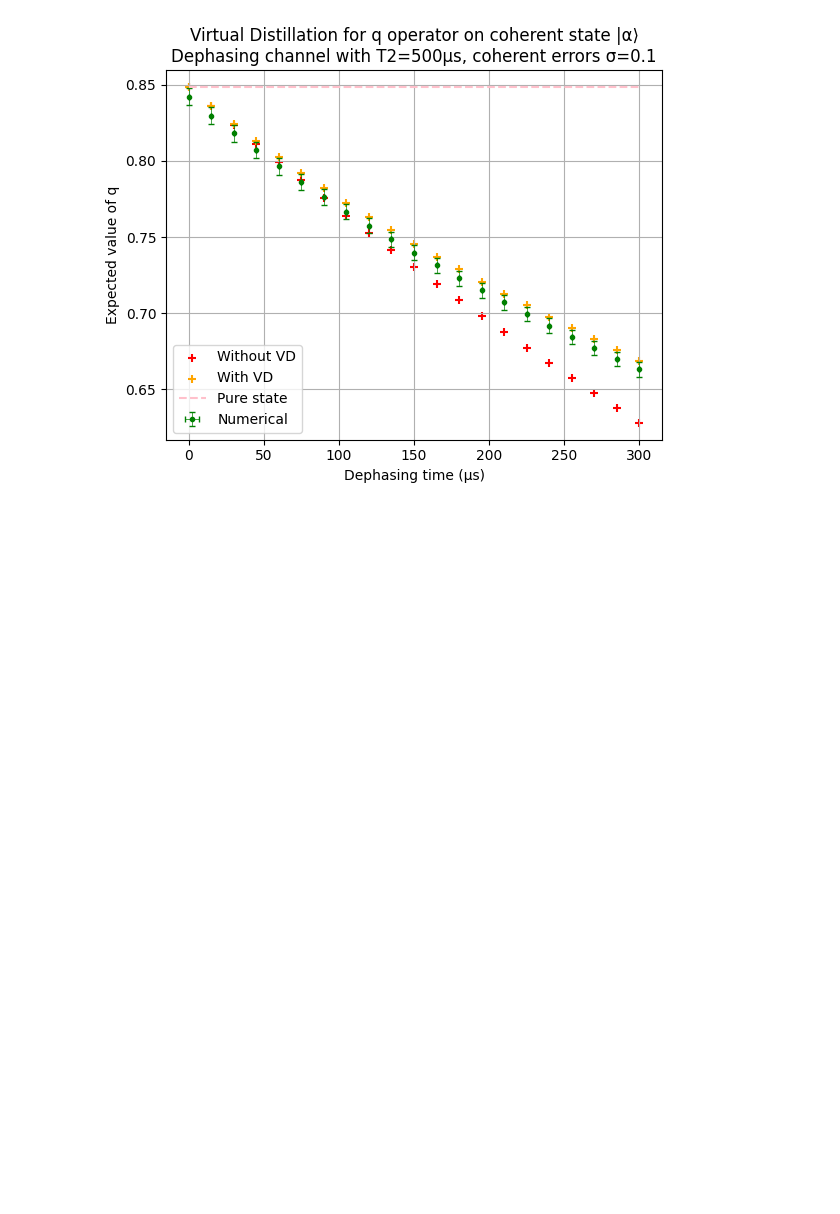
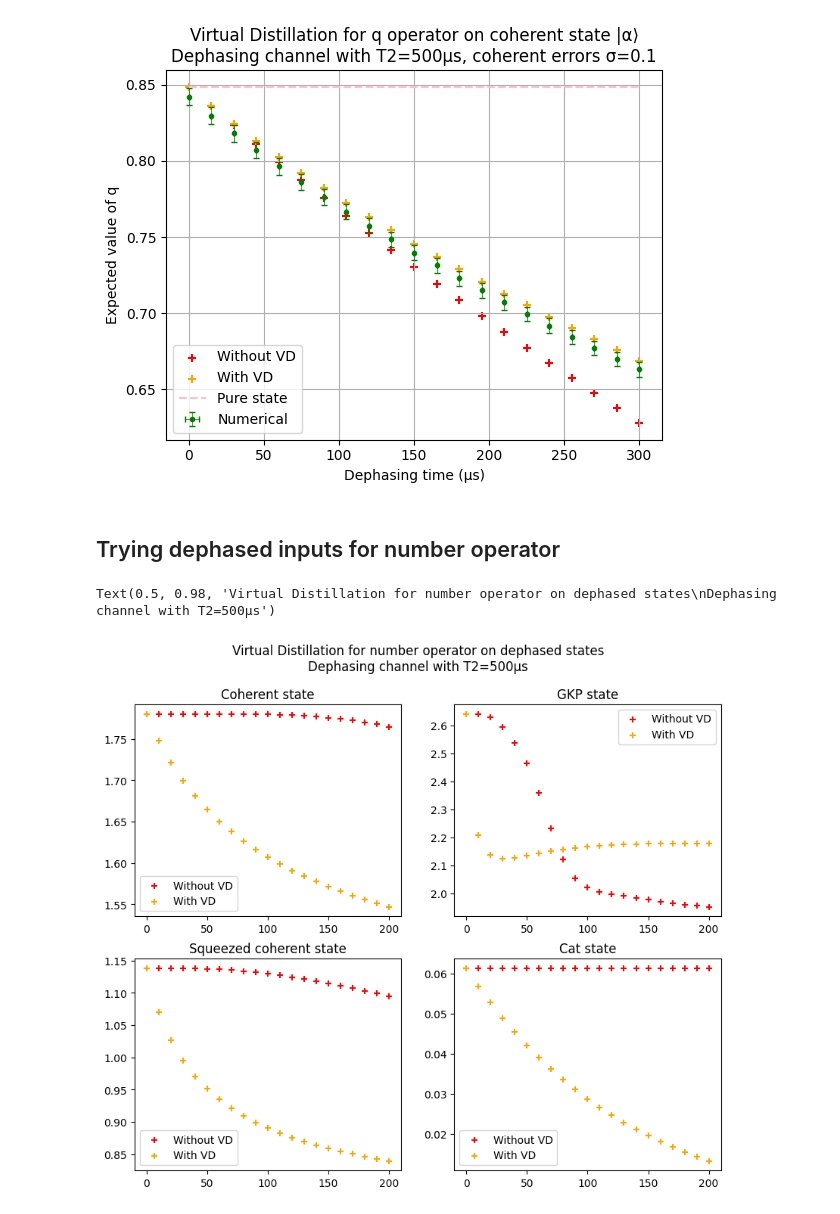
Before and after one commit to lfinocchiaro/virtual-distillation, a Jupyter notebook: tests.ipynb, the cells around one changed output. Cells and saved outputs as stored; diff of their text form; code cells hidden in the pictures; blank space fills up the shorter version.

Commit message:
Added squeezed coherent and more combinations

```diff
--- a/tests.ipynb
+++ b/tests.ipynb
@@ -600,3 +600,35 @@ plt.legend()
 # %% [output]
 <matplotlib.legend.Legend at 0x...>
 [figure]
+# %% [markdown]
+## Trying dephased inputs for number operator
+# %%
+import qutip
+from functions import *
+
+N=30
+nb_samples = 21
+t_list = np.linspace(0, 200, nb_samples)
+kappa_phi = 1/500
+rho_list = [(qutip.ket2dm(qutip.coherent(N, 1.3+0.3j)), "Coherent"), #+0.3j))
+            (qutip.ket2dm(gkp_state(0.4, N)), "GKP"),
+            # squeezed coherent state
+            (qutip.ket2dm(qutip.squeeze(N, 0.5)*qutip.coherent(N, 1.3+0.3j)), "Squeezed coherent"),
+            (qutip.ket2dm(cat_state(0.5, N)), "Cat")]
+rho_dephased_list = [create_states_dephasing(N, t_list, rho, kappa_phi) for rho, _ in rho_list]
+# %%
+f, ax = plt.subplots(2, 2, figsize=(10,8))
+operator = qutip.num(N)
+for (i,j) in np.array(np.meshgrid([0,1],[0,1])).T.reshape(-1,2):
+    ind = 2*i+j
+    ax[i][j].scatter(t_list, [qutip.expect(operator, rho) for rho in rho_dephased_list[ind]],
+                     label="Without VD", c='r', marker='+')
+    ax[i][j].scatter(t_list, [qutip.expect(operator, rho**3)/(rho**3).tr() for rho in rho_dephased_list[ind]],
+                     label="With VD", c='orange', marker='+')
+    ax[i][j].set_title(f"{rho_list[ind][1]} state")
+    ax[i][j].legend()
+f.suptitle("Virtual Distillation for number operator on dephased states\n"+
+          f"Dephasing channel with T2={1/kappa_phi:.0f}μs")
+# %% [output]
+Text(0.5, 0.98, 'Virtual Distillation for number operator on dephased states\nDephasing channel with T2=500μs')
+[figure, added]
```
Also changed, not shown: parts of 2 cells of this notebook, 1 other file.
